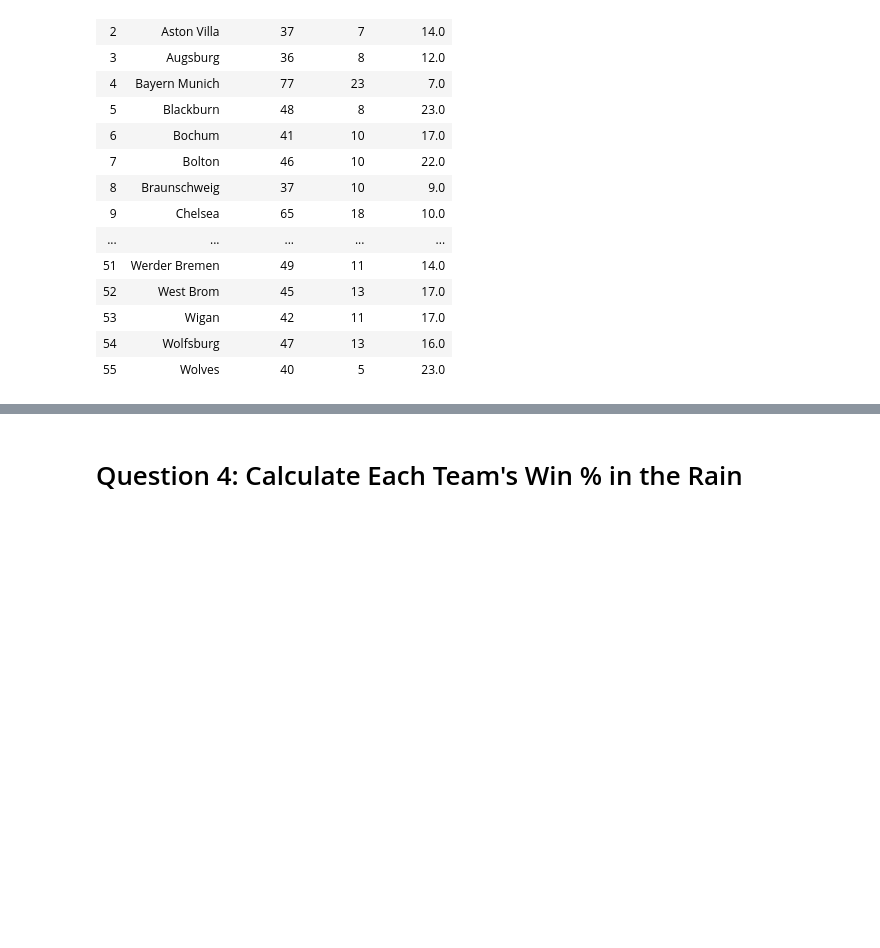
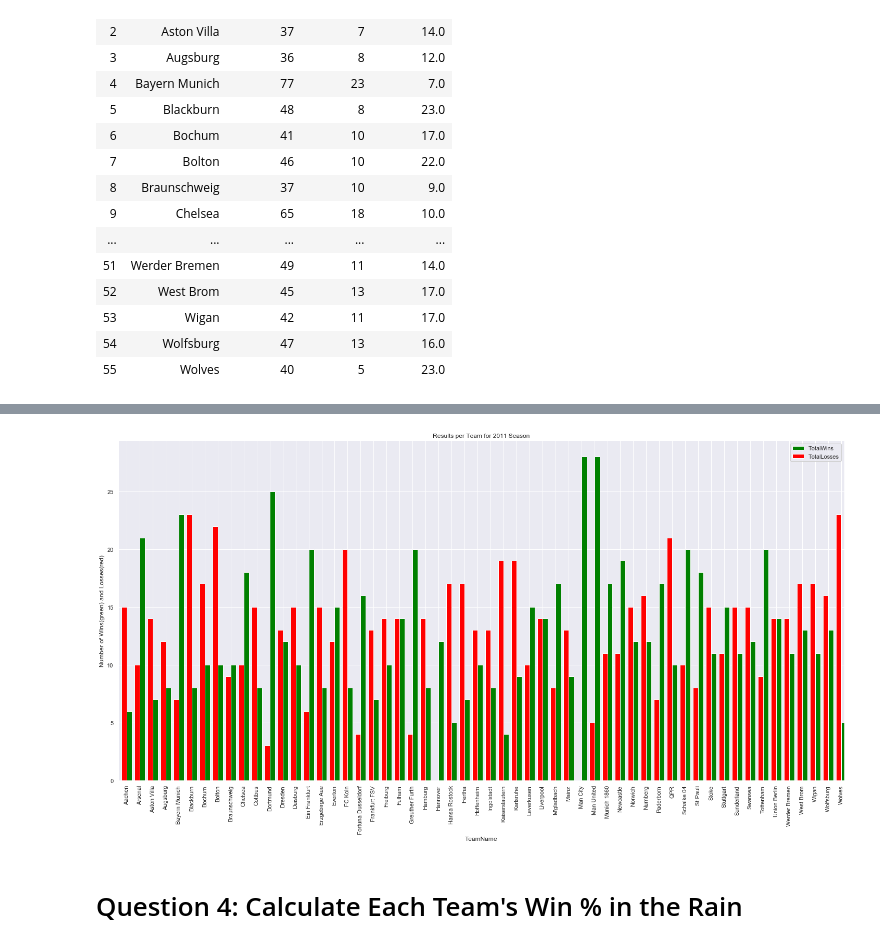
Before and after one commit to joekryan/FlatironMod2Project, a Jupyter notebook: Project Workbook.ipynb, the cells around one changed output, grey strips where cells are left out. Cells and saved outputs as stored; diff of their text form; code cells hidden in the pictures; blank space fills up the shorter version.

```diff
--- a/Project Workbook.ipynb
+++ b/Project Workbook.ipynb
@@ -409,3 +410,26 @@ plt.show()
+# %%
+#Realised that the question was actually to plot Total Wins and Total Losses so made another chart:
+
+sns.set()
+
+df = df_goals_and_wins_and_losses.set_index('TeamName')
+
+fig = plt.figure(figsize=(25,12))
+ax = fig.add_subplot(111)
+ax2 = fig.add_subplot(111)
+width = .4
+
+df.TotalWins.plot(kind='bar',color='green',ax=ax,width=width, position=0, )
+df.TotalLosses.plot(kind='bar',color='red', ax=ax2,width=width,  position=1, )
+
+plt.title('Results per Team for 2011 Season')
+
+ax.set_ylabel('Number of Wins(green) and Losses(red)')
+plt.legend()
+
+plt.show()
+# %% [output]
+[figure, added]
 # %% [markdown]
 # Question 4: Calculate Each Team's Win % in the Rain
 # %%
```
Also changed, not shown: parts of 18 cells of this notebook, 3 other files.
